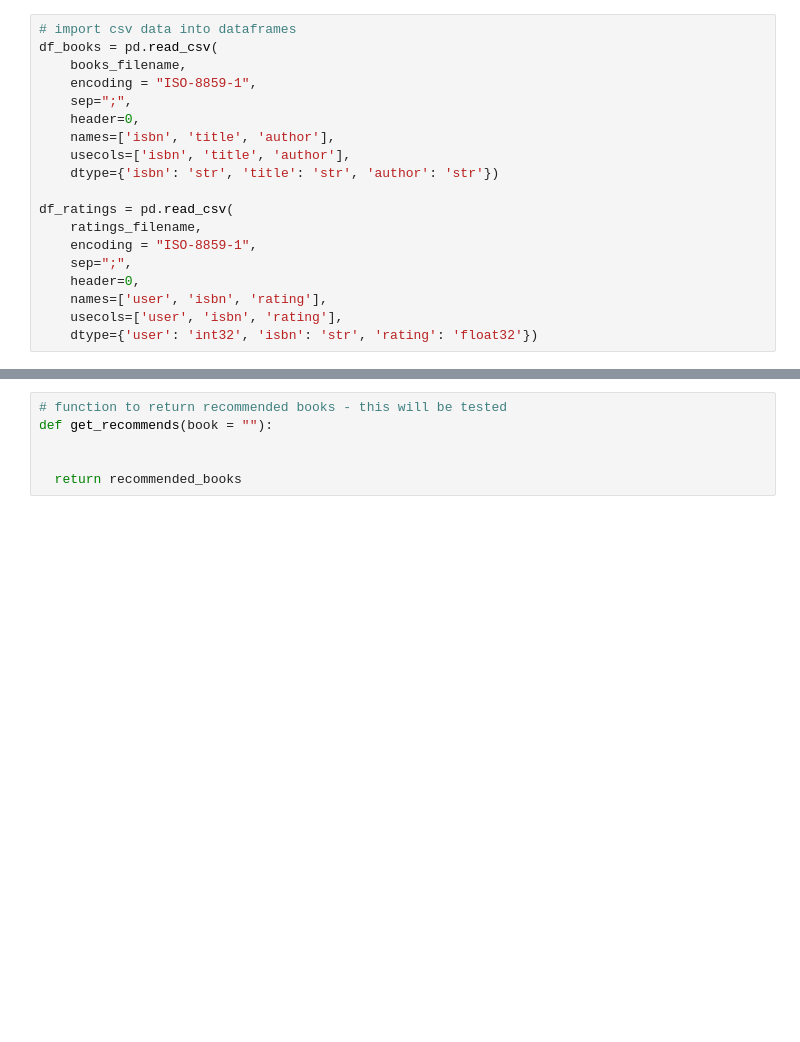
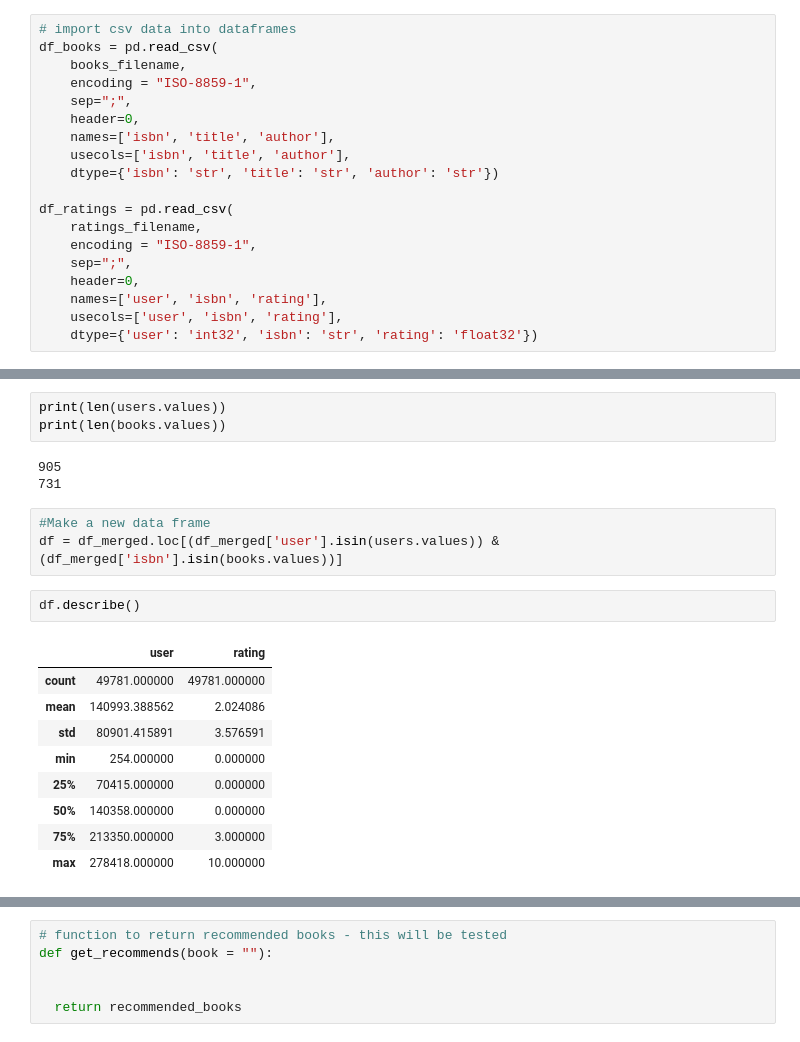
Before and after one commit to Richards-R/FCC-Book-Recommendation-Engine-using-KNN, a Jupyter notebook: Richards_R_fcc_book_recommendation_knn.ipynb, the cells around one changed output, grey strips where cells are left out. Saved outputs shown, nothing was run; the diff lists cells and outputs as text; blank space fills up the shorter version.

```diff
--- a/Richards_R_fcc_book_recommendation_knn.ipynb
+++ b/Richards_R_fcc_book_recommendation_knn.ipynb
@@ -38,0 +107,21 @@ df_ratings = pd.read_csv(
+# %%
+print(len(users.values))
+print(len(books.values))
+# %% [output]
+905
+731
+# %%
+#Make a new data frame
+df = df_merged.loc[(df_merged['user'].isin(users.values)) & (df_merged['isbn'].isin(books.values))]
+# %%
+df.describe()
+# %% [output]
+|  | user | rating |
+| count | 49781.000000 | 49781.000000 |
+| mean | 140993.388562 | 2.024086 |
+| std | 80901.415891 | 3.576591 |
+| min | 254.000000 | 0.000000 |
+| 25% | 70415.000000 | 0.000000 |
+| 50% | 140358.000000 | 0.000000 |
+| 75% | 213350.000000 | 3.000000 |
+| max | 278418.000000 | 10.000000 |
```
Also changed, not shown: parts of 19 cells of this notebook.
